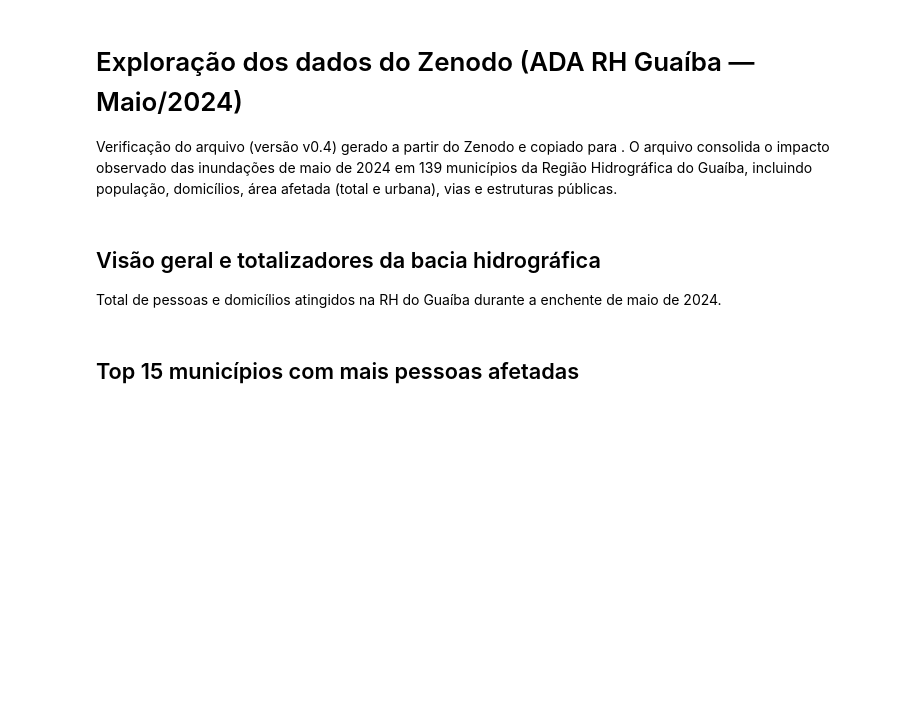
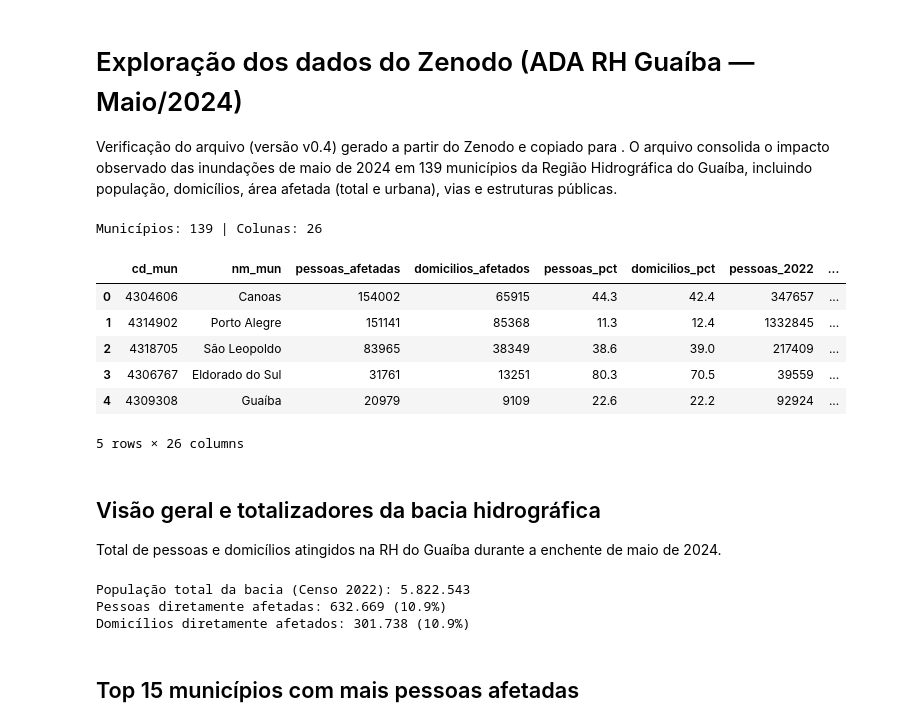
Before and after one commit to matheuskur/es-cpad-te, a Jupyter notebook: notebooks/exploracao/exploracao_zenodo.ipynb, the cells around one changed output. Saved outputs shown, nothing was run; the diff lists cells and outputs as text; code cells hidden in the pictures; blank space fills up the shorter version.

```diff
--- a/notebooks/exploracao/exploracao_zenodo.ipynb
+++ b/notebooks/exploracao/exploracao_zenodo.ipynb
@@ -6,27 +6,40 @@ O arquivo consolida o impacto observado das inundações de maio de 2024 em 139
 # %%
 from pathlib import Path
 
 import pandas as pd
 import plotly.express as px
 
 PASTA = Path("..", "..") / "dados" / "processados" / "zenodo"
 
-df = pd.read_csv(PASTA / "analise_ada_rhguaiba_municipios.csv", dtype={"CD_MUN": str})
+df = pd.read_csv(PASTA / "analise_ada_rhguaiba_municipios.csv", dtype={"cd_mun": str})
 print(f"Municípios: {len(df)} | Colunas: {len(df.columns)}")
 df.head()
+# %% [output]
+Municípios: 139 | Colunas: 26
+|  | cd_mun | nm_mun | pessoas_afetadas | domicilios_afetados | pessoas_pct | domicilios_pct | pessoas_2022 | ... |
+| 0 | 4304606 | Canoas | 154002 | 65915 | 44.3 | 42.4 | 347657 | ... |
+| 1 | 4314902 | Porto Alegre | 151141 | 85368 | 11.3 | 12.4 | 1332845 | ... |
+| 2 | 4318705 | São Leopoldo | 83965 | 38349 | 38.6 | 39.0 | 217409 | ... |
+| 3 | 4306767 | Eldorado do Sul | 31761 | 13251 | 80.3 | 70.5 | 39559 | ... |
+| 4 | 4309308 | Guaíba | 20979 | 9109 | 22.6 | 22.2 | 92924 | ... |
+5 rows × 26 columns
 # %% [markdown]
 ## Visão geral e totalizadores da bacia hidrográfica
 
 Total de pessoas e domicílios atingidos na RH do Guaíba durante a enchente de maio de 2024.
 # %%
-tot_afetados = df["Pessoas_afetadas"].astype(int).sum()
-tot_pop_2022 = df["Pessoas_2022"].astype(int).sum()
-tot_dom_afetados = df["Domicilios_afetados"].astype(int).sum()
-tot_dom_2022 = df["Domicilios_2022"].astype(int).sum()
+tot_afetados = df["pessoas_afetadas"].astype(int).sum()
+tot_pop_2022 = df["pessoas_2022"].astype(int).sum()
+tot_dom_afetados = df["domicilios_afetados"].astype(int).sum()
+tot_dom_2022 = df["domicilios_2022"].astype(int).sum()
 
 print(f"População total da bacia (Censo 2022): {tot_pop_2022:,.0f}".replace(",", "."))
 print(f"Pessoas diretamente afetadas: {tot_afetados:,.0f} ({tot_afetados/tot_pop_2022:.1%})".replace(",", "."))
 print(f"Domicílios diretamente afetados: {tot_dom_afetados:,.0f} ({tot_dom_afetados/tot_dom_2022:.1%})".replace(",", "."))
+# %% [output]
+População total da bacia (Censo 2022): 5.822.543
+Pessoas diretamente afetadas: 632.669 (10.9%)
+Domicílios diretamente afetados: 301.738 (10.9%)
 # %% [markdown]
 ## Top 15 municípios com mais pessoas afetadas
 # %%
```
Also changed, not shown: parts of 3 cells of this notebook.
